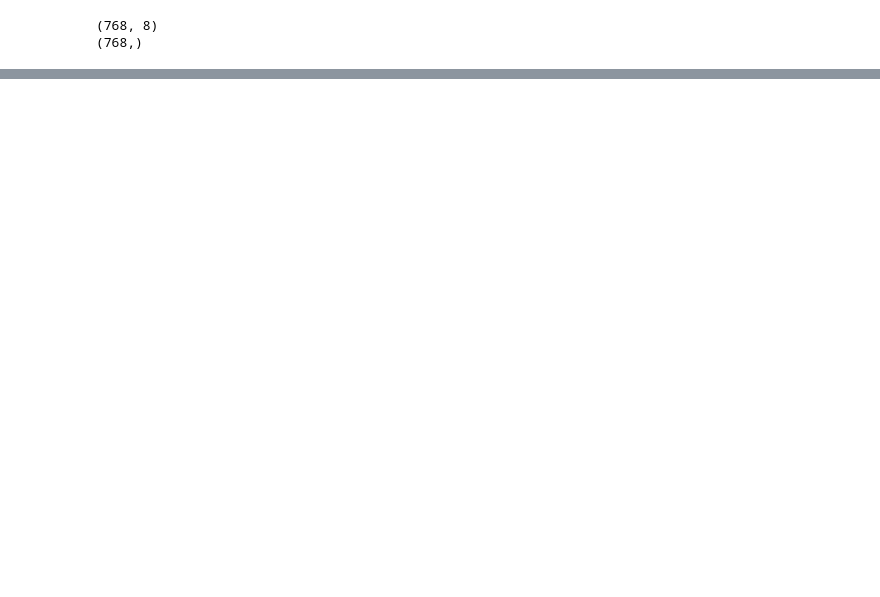
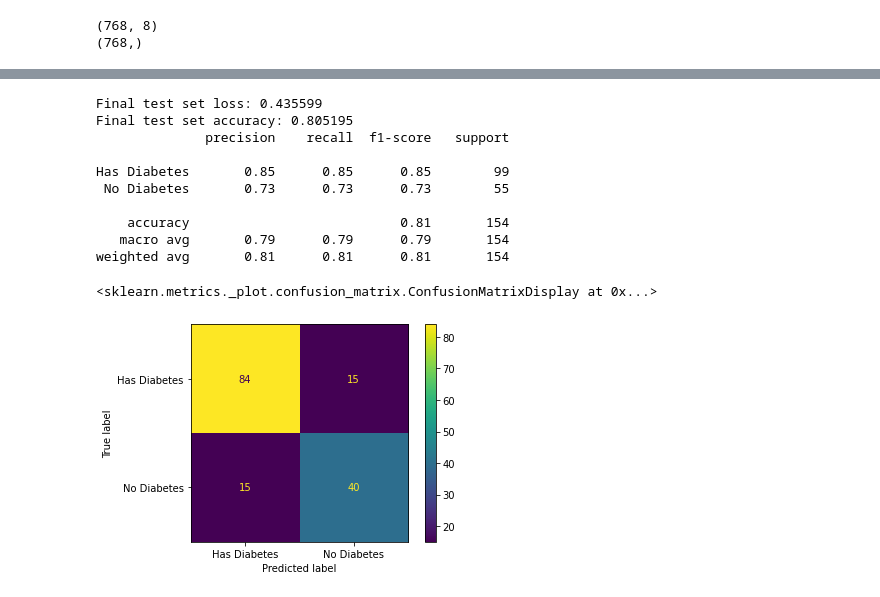
Before and after one commit to lance-gomes/ECE457B, a Jupyter notebook: A2/q1.ipynb, the cells around one changed output, grey strips where cells are left out. Saved outputs shown, nothing was run; the diff lists cells and outputs as text; code cells hidden in the pictures; blank space fills up the shorter version.

```diff
--- a/A2/q1.ipynb
+++ b/A2/q1.ipynb
@@ -287,0 +324,37 @@ weighted avg       0.71      0.72      0.72       154
+# %%
+# 1 Hidden Layer, 1 nodes, 2 nodes in output layer
+mlp = keras.models.Sequential()
+
+mlp.add(Dense(124, activation="sigmoid", input_shape=(8,)))
+mlp.add(Dense(64, activation='relu', name='hidden1'))
+mlp.add(Dense(32, activation='relu', name='hidden2'))
+mlp.add(Dense(16, activation='relu', name='hidden3'))
+mlp.add(Dense(2, activation='softmax', name='output'))
+
+optimizer = Adam(lr=0.0001)
+mlp.compile(optimizer, loss='categorical_crossentropy', metrics=['accuracy'])
+mlp.fit(x_train, y_train_enc, verbose=0, batch_size=5, epochs=200)
+results = mlp.evaluate(x_test, y_test_enc, verbose=0)
+
+print('Final test set loss: {:4f}'.format(results[0]))
+print('Final test set accuracy: {:4f}'.format(results[1]))
+
+class_results = mlp.predict_classes(x_test)
+confusion_matrix_vals = confusion_matrix(y_test, class_results)
+print(classification_report(y_test, class_results, target_names=class_names))
+
+disp1 = ConfusionMatrixDisplay(confusion_matrix=confusion_matrix_vals, display_labels=class_names)
+disp1.plot()
+# %% [output]
+Final test set loss: 0.435599
+Final test set accuracy: 0.805195
+              precision    recall  f1-score   support
+
+Has Diabetes       0.85      0.85      0.85        99
+ No Diabetes       0.73      0.73      0.73        55
+
+    accuracy                           0.81       154
+   macro avg       0.79      0.79      0.79       154
+weighted avg       0.81      0.81      0.81       154
+<sklearn.metrics._plot.confusion_matrix.ConfusionMatrixDisplay at 0x...>
+[figure, added]
```
Also changed, not shown: parts of 9 cells of this notebook, 2 other files.
